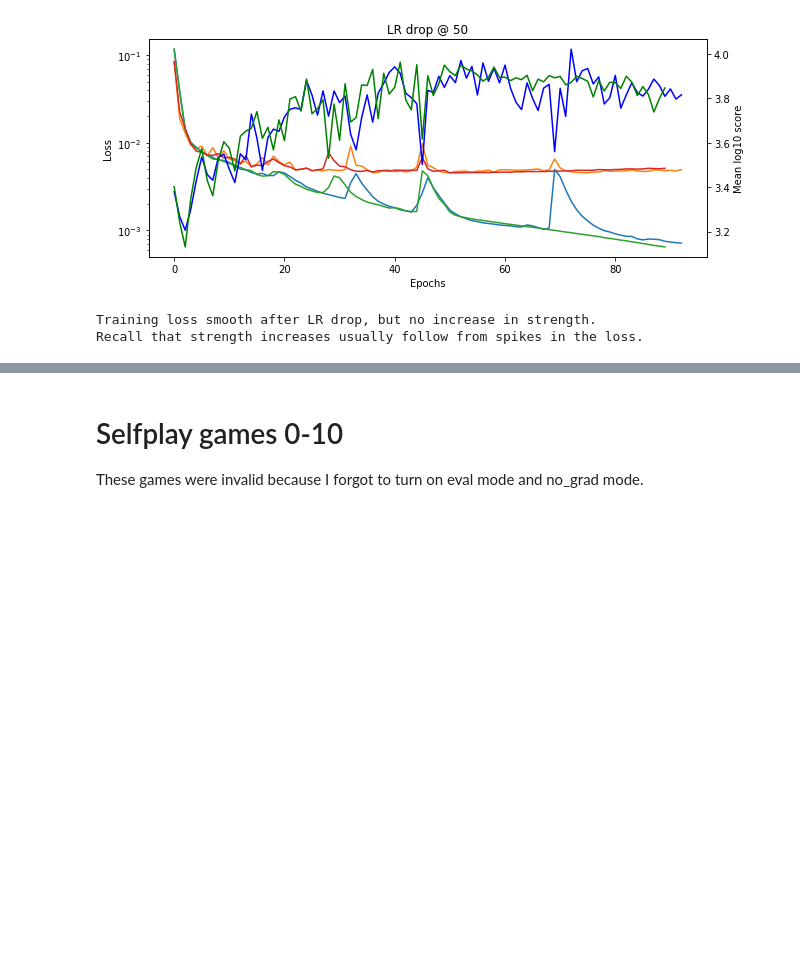
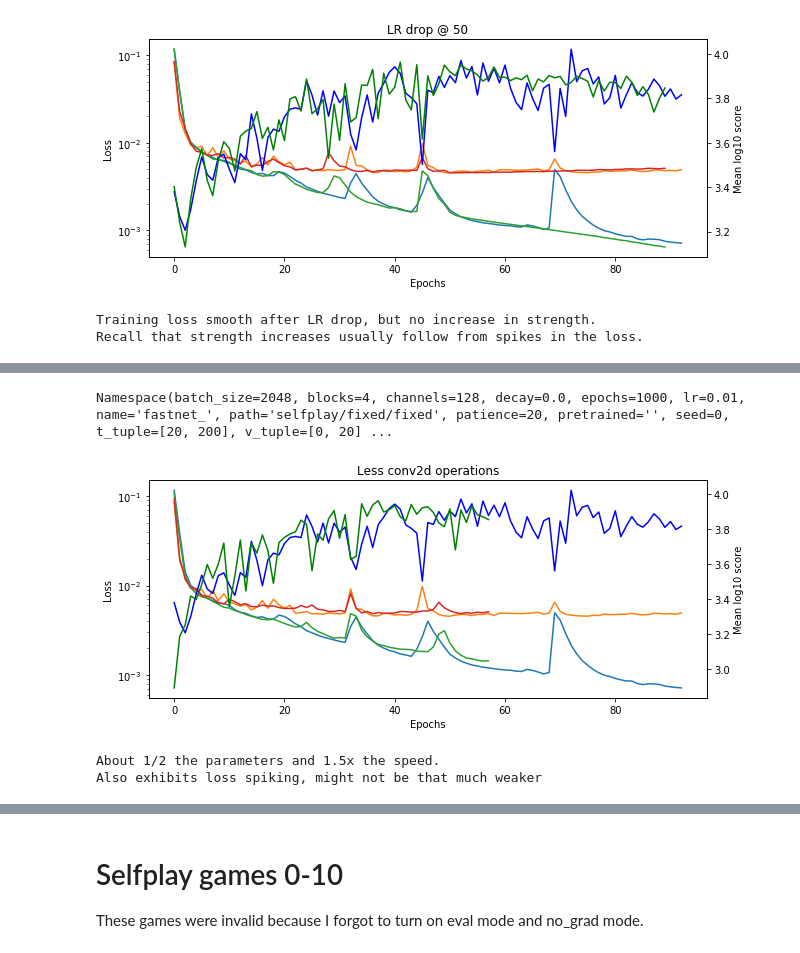
Before and after one commit to fqjin/2048NN, a Jupyter notebook: notebooks/training_logs.ipynb, the cells around one changed output, grey strips where cells are left out. Cells and saved outputs as stored; diff of their text form; code cells hidden in the pictures; blank space fills up the shorter version.

```diff
--- a/notebooks/training_logs.ipynb
+++ b/notebooks/training_logs.ipynb
@@ -671,0 +679,11 @@ Time also about the same actually!
+# %%
+plot2('20200123/onehot_20_200_c128b5_p20_bs2048lr0.01d0.0_s0.npz',
+      '20200125/fastnet_20_200_c128b4_p20_bs2048lr0.01d0.0_s0.npz',
+      'Less conv2d operations')
+print('''About 1/2 the parameters and 1.5x the speed.
+Also exhibits loss spiking, might not be that much weaker''')
+# %% [output]
+Namespace(batch_size=2048, blocks=4, channels=128, decay=0.0, epochs=1000, lr=0.01, name='fastnet_', path='selfplay/fixed/fixed', patience=20, pretrained='', seed=0, t_tuple=[20, 200], v_tuple=[0, 20] ...
+[figure, added]
+About 1/2 the parameters and 1.5x the speed.
+Also exhibits loss spiking, might not be that much weaker
```
Also changed, not shown: parts of 3 cells of this notebook, 5 other files.
